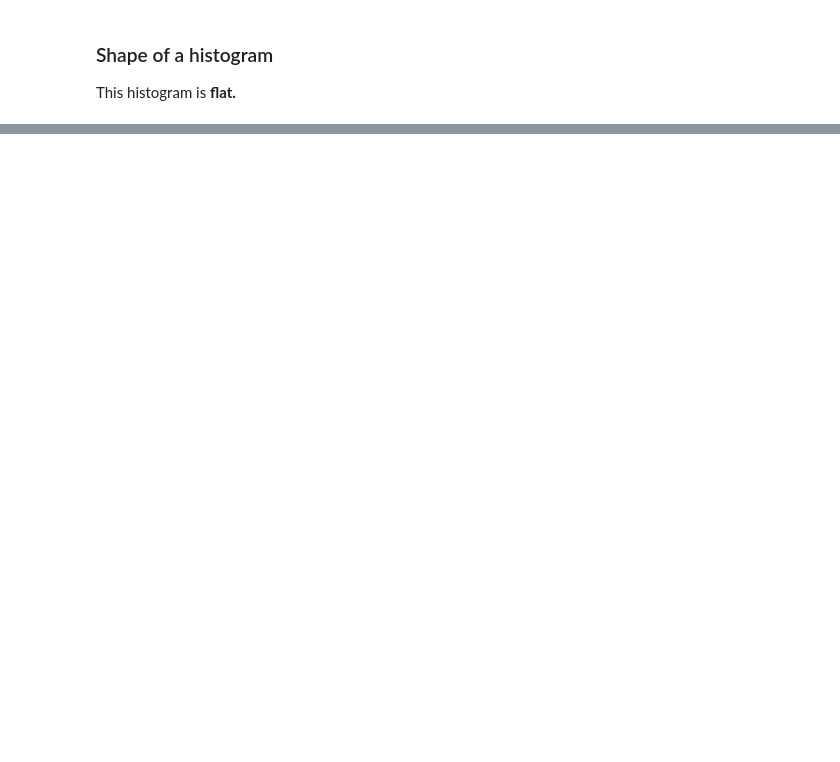
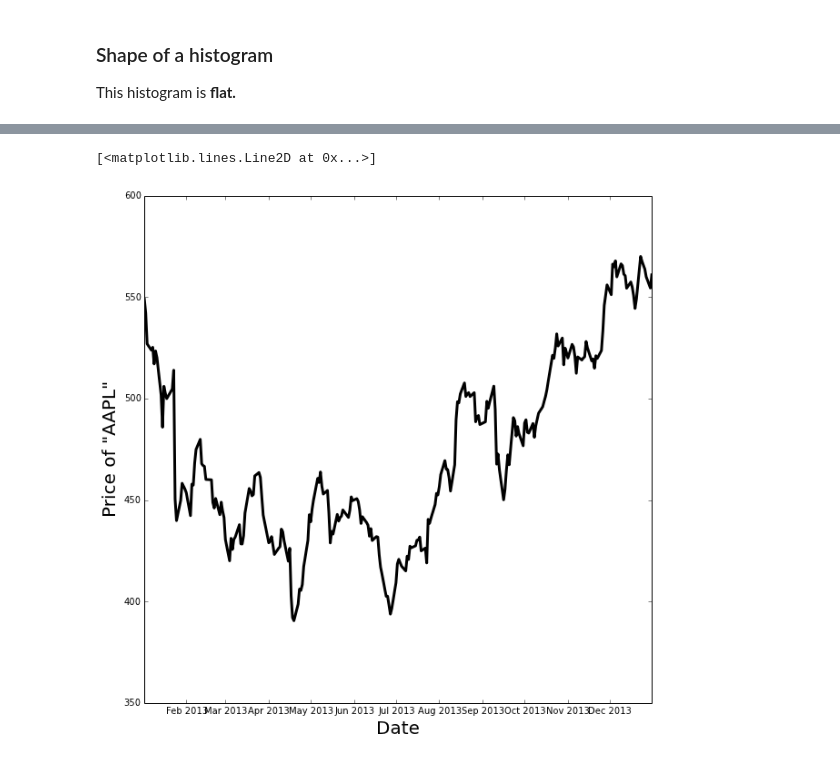
Before and after one commit to jonathan-taylor/stats60, a Jupyter notebook: Graphical Summaries.ipynb, the cells around one changed output, grey strips where cells are left out. Saved outputs shown, nothing was run; the diff lists cells and outputs as text; code cells hidden in the pictures; blank space fills up the shorter version.

```diff
--- a/Graphical Summaries.ipynb
+++ b/Graphical Summaries.ipynb
@@ -295,0 +334,18 @@ with plt.xkcd():
+# %%
+apple_fig = plt.figure(figsize=(10,10))
+apple_ax = apple_fig.gca()
+apple = ystockquote.get_historical_prices('AAPL', '2013-01-01', '2013-12-31')
+
+dates = []
+apple_close = []
+for date in sorted(google.keys()):
+    dates.append(datetime.date(*time.strptime(date, '%Y-%m-%d')[:3]))
+    apple_close.append(float(apple[date]['Close']))
+
+apple_ax.set_ylabel('Price of "AAPL"', fontsize=20)
+apple_ax.set_xlabel('Date', fontsize=20)
+apple_close = np.array(apple_close)
+apple_ax.plot(dates, apple_close, 'k', linewidth=3)
+# %% [output]
+[<matplotlib.lines.Line2D at 0x...>]
+[figure, added]
```
Also changed, not shown: parts of 19 cells of this notebook, 9 other files.
